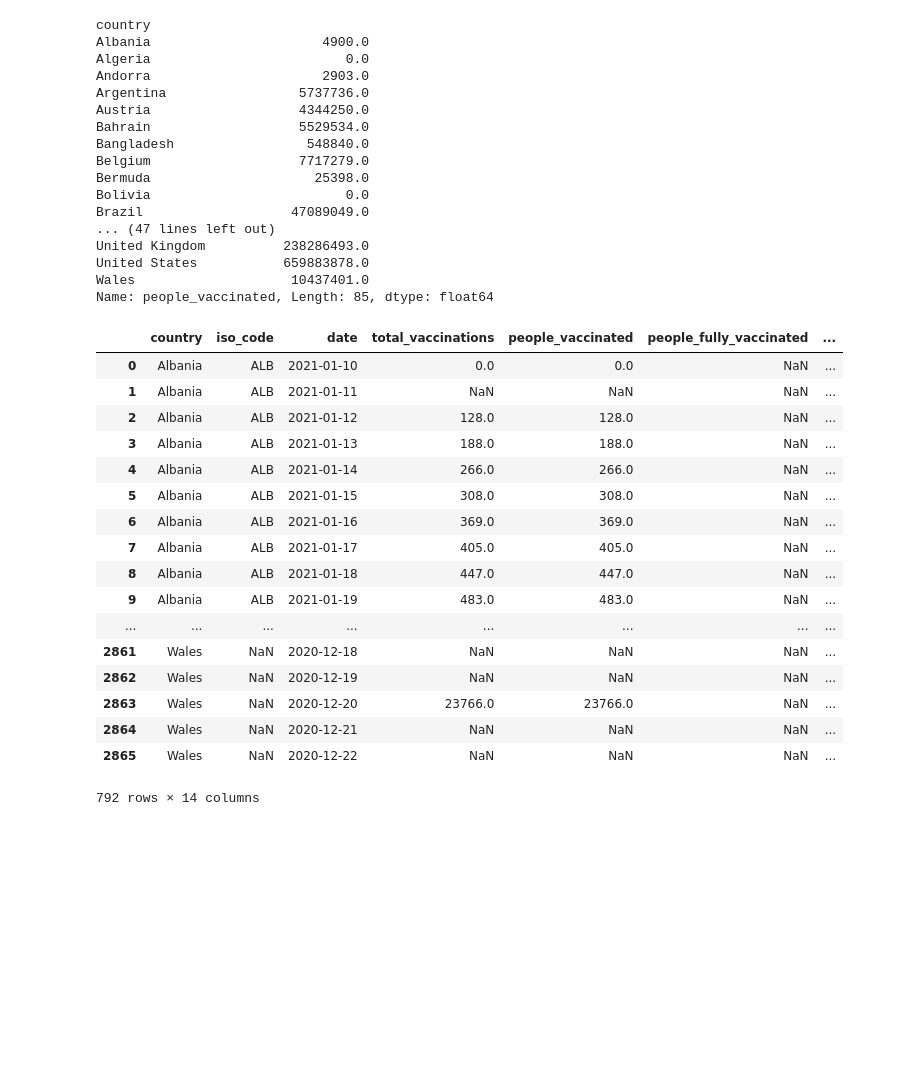
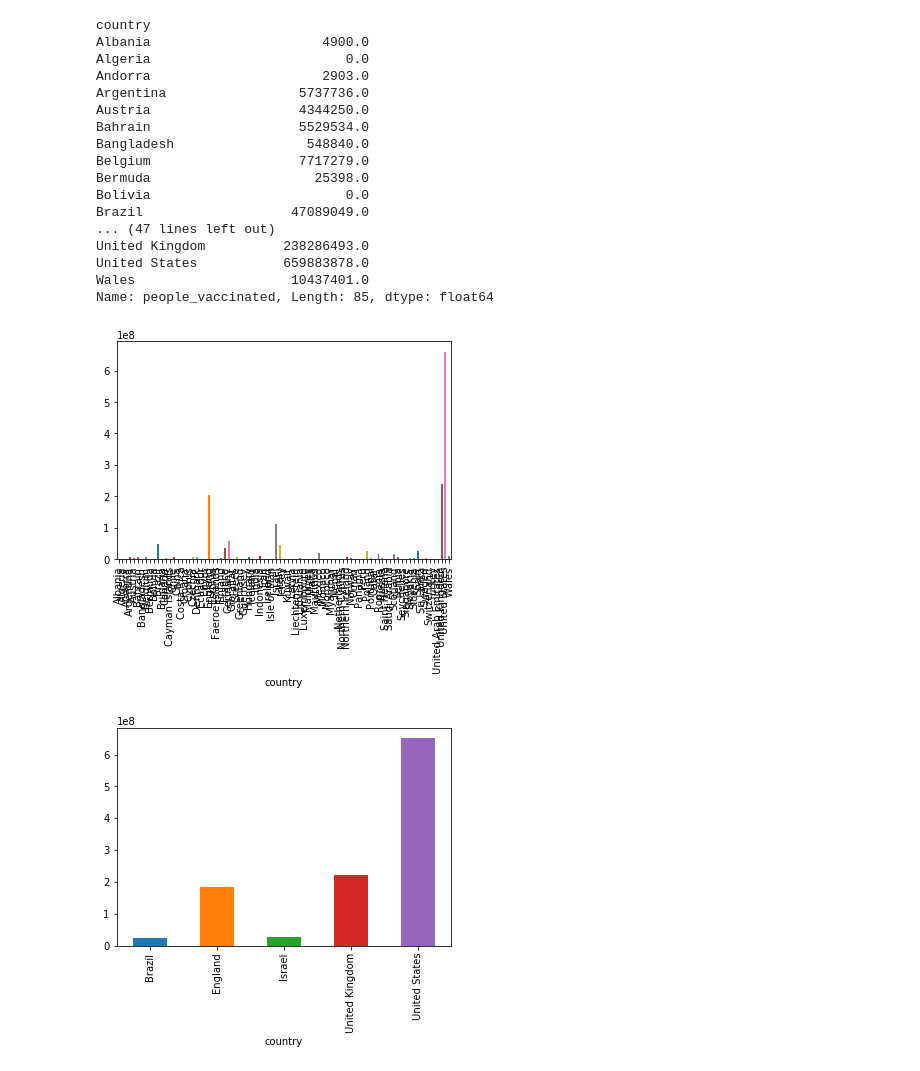
Before and after one commit to ReemAlattas/COVID-19-World-Vaccine-Progress, a Jupyter notebook: wrangling_scripts/Covid-19 EDA.ipynb, the cells around one changed output. Drawn from its saved outputs; the diff is of its cells as text; code cells hidden in the pictures; blank space fills up the shorter version.

```diff
--- a/wrangling_scripts/Covid-19 EDA.ipynb
+++ b/wrangling_scripts/Covid-19 EDA.ipynb
@@ -47,0 +78,27 @@ dtype: int64
+# %%
+# Clean Countries
+
+"""
+Drop
+
+   England
+   Ireland
+   Northern Ireland
+   Scotland
+   Wales
+
+Since they are part of the United Kingdom
+
+Drop
+
+   Northern Cyprus
+
+Since it is part of the Cyprus
+
+"""
+countries_to_del = ['England', 'Ireland' , 'Northern Ireland', 'Scotland', 'Wales', 'Northern Cyprus']
+
+for country_name in countries_to_del:
+    df.drop(df[df['country'] == country_name].index, inplace=True)
+
+print(*df['country'].unique().tolist(), sep='\n')
@@ -108,26 +187,6 @@ Name: people_vaccinated, Length: 85, dtype: float64
 # %%
 # Visualization
 
-df_sum = df.groupby(['country'])
-df_sum.head(10)
-
-# df['people_vaccinated'].plot(kind='bar');
+df.groupby(['country'])['people_vaccinated'].sum().plot(kind='bar');
 # %% [output]
-|  | country | iso_code | date | total_vaccinations | people_vaccinated | people_fully_vaccinated | ... |
-| 0 | Albania | ALB | 2021-01-10 | 0.0 | 0.0 | NaN | ... |
-| 1 | Albania | ALB | 2021-01-11 | NaN | NaN | NaN | ... |
-| 2 | Albania | ALB | 2021-01-12 | 128.0 | 128.0 | NaN | ... |
-| 3 | Albania | ALB | 2021-01-13 | 188.0 | 188.0 | NaN | ... |
-| 4 | Albania | ALB | 2021-01-14 | 266.0 | 266.0 | NaN | ... |
-| 5 | Albania | ALB | 2021-01-15 | 308.0 | 308.0 | NaN | ... |
-| 6 | Albania | ALB | 2021-01-16 | 369.0 | 369.0 | NaN | ... |
-| 7 | Albania | ALB | 2021-01-17 | 405.0 | 405.0 | NaN | ... |
-| 8 | Albania | ALB | 2021-01-18 | 447.0 | 447.0 | NaN | ... |
-| 9 | Albania | ALB | 2021-01-19 | 483.0 | 483.0 | NaN | ... |
-| ... | ... | ... | ... | ... | ... | ... | ... |
-| 2861 | Wales | NaN | 2020-12-18 | NaN | NaN | NaN | ... |
-| 2862 | Wales | NaN | 2020-12-19 | NaN | NaN | NaN | ... |
-| 2863 | Wales | NaN | 2020-12-20 | 23766.0 | 23766.0 | NaN | ... |
-| 2864 | Wales | NaN | 2020-12-21 | NaN | NaN | NaN | ... |
-| 2865 | Wales | NaN | 2020-12-22 | NaN | NaN | NaN | ... |
-792 rows × 14 columns
+[figure, added]
@@ -133,0 +197,6 @@ df_sum.head(10)
+# %%
+# Visualization of Top 10 Countries with most people vaccinated
+
+most_people_vaccinated.groupby(['country'])['people_vaccinated'].sum().plot(kind='bar');
+# %% [output]
+[figure, added]
```
Also changed, not shown: parts of 6 cells of this notebook.
